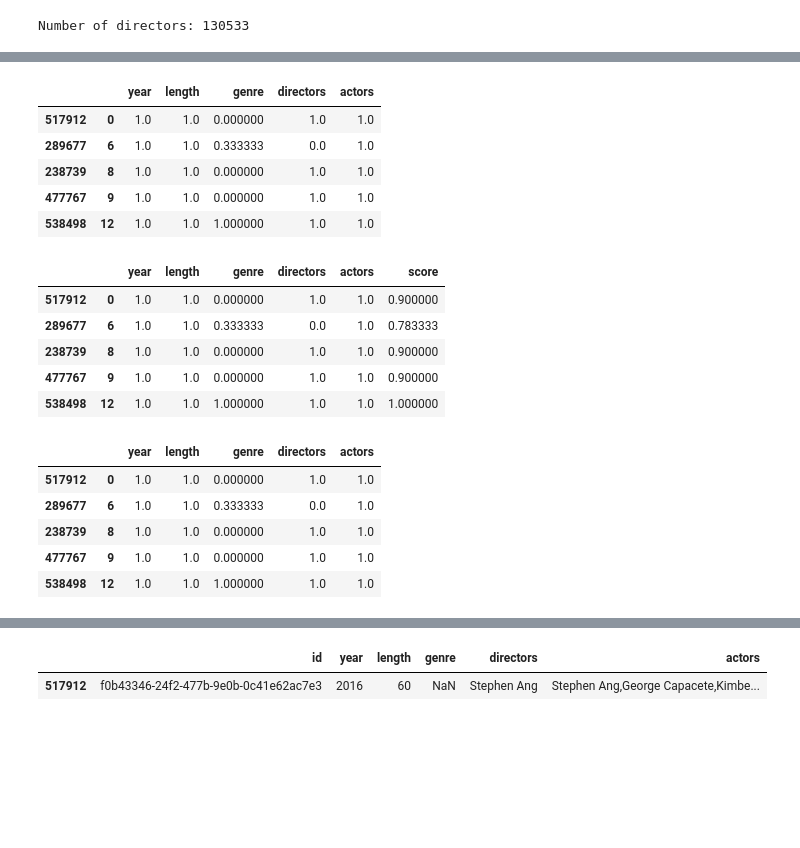
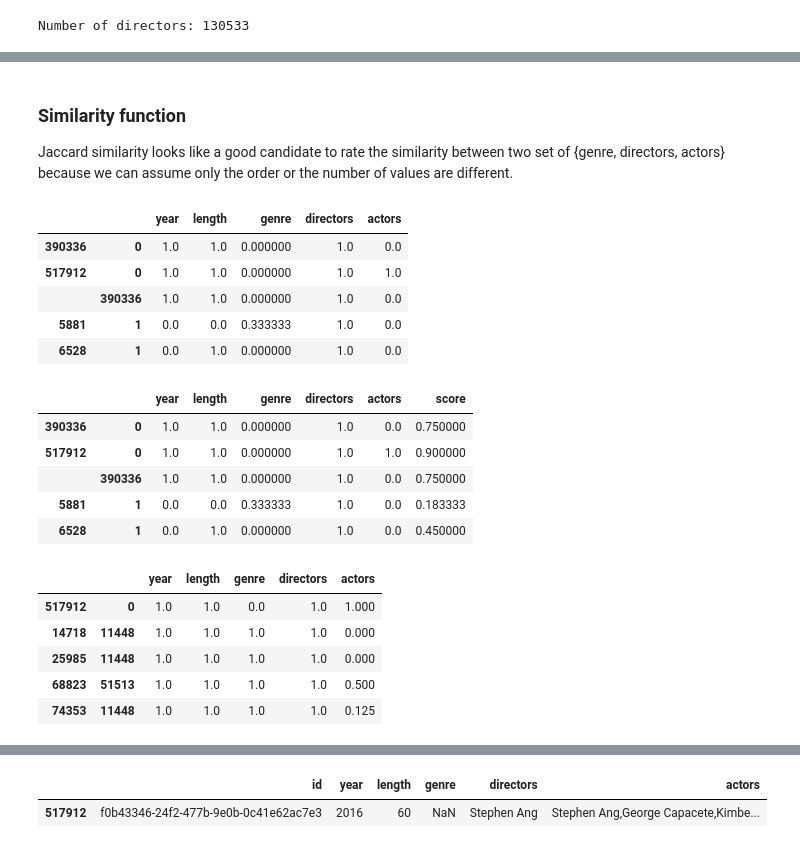
Before and after one commit to dmehala/dedup-cs, a Jupyter notebook: data-explroation.ipynb, the cells around one changed output, grey strips where cells are left out. Cells and saved outputs as stored; diff of their text form; code cells hidden in the pictures; blank space fills up the shorter version.

```diff
--- a/data-explroation.ipynb
+++ b/data-explroation.ipynb
@@ -85,9 +84,9 @@ Year and length does not look bad, a majority are those values make sense, and c
 ## Data cleaning
 # %%
 def split_list(x):
-    return x if isinstance(x, float) else set(x.split(','))
+    return x if isinstance(x, float) else set([x.strip() for x in x.split(',')])
 
-df['actors_split'] = df['actors'].apply(split_list)
+df['actors'] = df['actors'].apply(split_list)
 df['genre'] = df['genre'].apply(split_list)
 df['directors'] = df['directors'].apply(split_list)
 
@@ -193,0 +218,8 @@ We want to avoid comparing all records against eachother, that would require N*(
+# %%
+import recordlinkage as rl
+
+def _hash(x):
+    return x if not isinstance(x, set) else ','.join(x)
+
+df = df.assign(blocking_key=lambda x: x.directors.apply(_hash))
+df.head()
@@ -194,8 +233,6 @@ We want to avoid comparing all records against eachother, that would require N*(
 # %%
-import recordlinkage as rl
-
-indexer = rl.BlockIndex('actors')
+indexer = rl.BlockIndex('blocking_key')
 pairs = indexer.index(df)
 
-print(f"Full index: {len(df)} records, {len(pairs)} paris")
+print(f"Full index: {len(df)} records, {len(pairs)} pairs")
 # %% [output]
@@ -224,50 +295,53 @@ df.iloc[9].actors
+# %% [markdown]
+### Similarity function
+Jaccard similarity looks like a good candidate to rate the similarity between two set of {genre, directors, actors} because we can assume only the order or the number of values are different.
 # %%
 vectorized_expr = np.vectorize(lambda x, y: 1.0 if 2*abs(x-y)/(x+y) <= 0.05 else 0.0)
 jaccard_vec = np.vectorize(lambda x, y: 0.0 if (isinstance(x, float) or isinstance(y, float)) else float(len(x.intersection(y)) / len(x.union(y))))
 
 def length_similarity(s1, s2):
     return vectorized_expr(s1, s2)
 
 def jaccard_similarity(s1, s2):
     return jaccard_vec(s1, s2)
 
 comp = rl.Compare()
 comp.numeric('year', 'year', method='step', offset=1, label='year') # Step: expr = 'abs(d - origin) <= offset'
 comp.compare_vectorized(length_similarity, 'length', 'length', label='length')
 comp.compare_vectorized(jaccard_similarity, 'genre', 'genre', label='genre')
 comp.compare_vectorized(jaccard_similarity, 'directors', 'directors', label='directors')
-comp.compare_vectorized(jaccard_similarity, 'actors_split', 'actors_split', label='actors')
+comp.compare_vectorized(jaccard_similarity, 'actors', 'actors', label='actors')
 
 comparison_vectors = comp.compute(pairs, df)
 comparison_vectors.head()
 # %% [output]
 |  |  | year | length | genre | directors | actors |
+| 390336 | 0 | 1.0 | 1.0 | 0.000000 | 1.0 | 0.0 |
 | 517912 | 0 | 1.0 | 1.0 | 0.000000 | 1.0 | 1.0 |
-| 289677 | 6 | 1.0 | 1.0 | 0.333333 | 0.0 | 1.0 |
-| 238739 | 8 | 1.0 | 1.0 | 0.000000 | 1.0 | 1.0 |
-| 477767 | 9 | 1.0 | 1.0 | 0.000000 | 1.0 | 1.0 |
-| 538498 | 12 | 1.0 | 1.0 | 1.000000 | 1.0 | 1.0 |
+|  | 390336 | 1.0 | 1.0 | 0.000000 | 1.0 | 0.0 |
+| 5881 | 1 | 0.0 | 0.0 | 0.333333 | 1.0 | 0.0 |
+| 6528 | 1 | 0.0 | 1.0 | 0.000000 | 1.0 | 0.0 |
 # %%
 scores = np.average(comparison_vectors.values, axis=1, weights=[30, 30, 10, 15, 15])
 scores_comparison_vectors = comparison_vectors.assign(score=scores)
 scores_comparison_vectors.head()
 # %% [output]
 |  |  | year | length | genre | directors | actors | score |
+| 390336 | 0 | 1.0 | 1.0 | 0.000000 | 1.0 | 0.0 | 0.750000 |
 | 517912 | 0 | 1.0 | 1.0 | 0.000000 | 1.0 | 1.0 | 0.900000 |
-| 289677 | 6 | 1.0 | 1.0 | 0.333333 | 0.0 | 1.0 | 0.783333 |
-| 238739 | 8 | 1.0 | 1.0 | 0.000000 | 1.0 | 1.0 | 0.900000 |
-| 477767 | 9 | 1.0 | 1.0 | 0.000000 | 1.0 | 1.0 | 0.900000 |
-| 538498 | 12 | 1.0 | 1.0 | 1.000000 | 1.0 | 1.0 | 1.000000 |
+|  | 390336 | 1.0 | 1.0 | 0.000000 | 1.0 | 0.0 | 0.750000 |
+| 5881 | 1 | 0.0 | 0.0 | 0.333333 | 1.0 | 0.0 | 0.183333 |
+| 6528 | 1 | 0.0 | 1.0 | 0.000000 | 1.0 | 0.0 | 0.450000 |
 # %%
-matches = comparison_vectors[scores_comparison_vectors['score'] >= 0.75]
+matches = comparison_vectors[scores_comparison_vectors['score'] >= 0.85]
 matches.head()
 # %% [output]
 |  |  | year | length | genre | directors | actors |
-| 517912 | 0 | 1.0 | 1.0 | 0.000000 | 1.0 | 1.0 |
-| 289677 | 6 | 1.0 | 1.0 | 0.333333 | 0.0 | 1.0 |
-| 238739 | 8 | 1.0 | 1.0 | 0.000000 | 1.0 | 1.0 |
-| 477767 | 9 | 1.0 | 1.0 | 0.000000 | 1.0 | 1.0 |
-| 538498 | 12 | 1.0 | 1.0 | 1.000000 | 1.0 | 1.0 |
+| 517912 | 0 | 1.0 | 1.0 | 0.0 | 1.0 | 1.000 |
+| 14718 | 11448 | 1.0 | 1.0 | 1.0 | 1.0 | 0.000 |
+| 25985 | 11448 | 1.0 | 1.0 | 1.0 | 1.0 | 0.000 |
+| 68823 | 51513 | 1.0 | 1.0 | 1.0 | 1.0 | 0.500 |
+| 74353 | 11448 | 1.0 | 1.0 | 1.0 | 1.0 | 0.125 |
 # %%
 matches.shape
 # %% [output]
```
Also changed, not shown: parts of 22 cells of this notebook, 4 other files.
